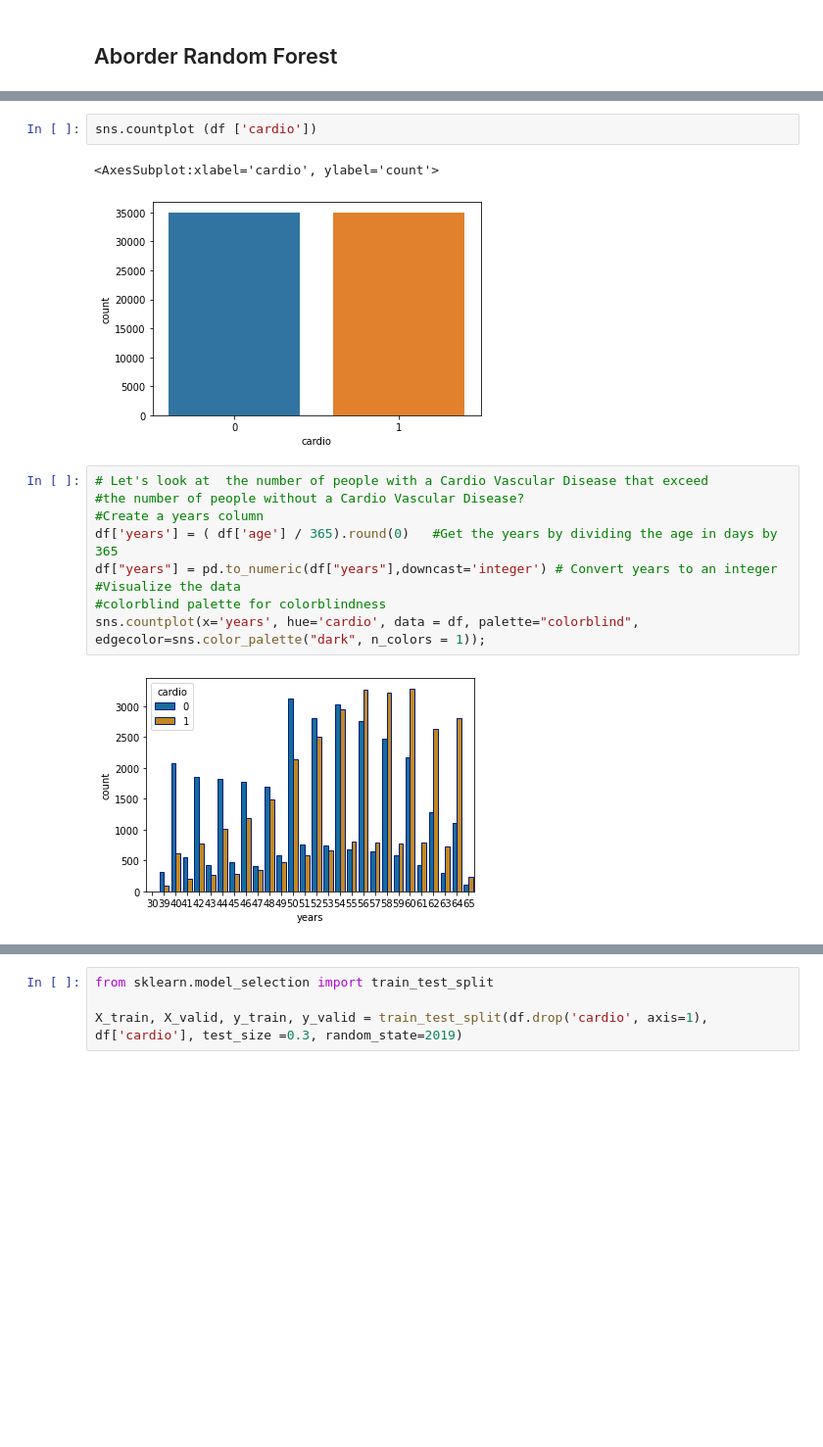
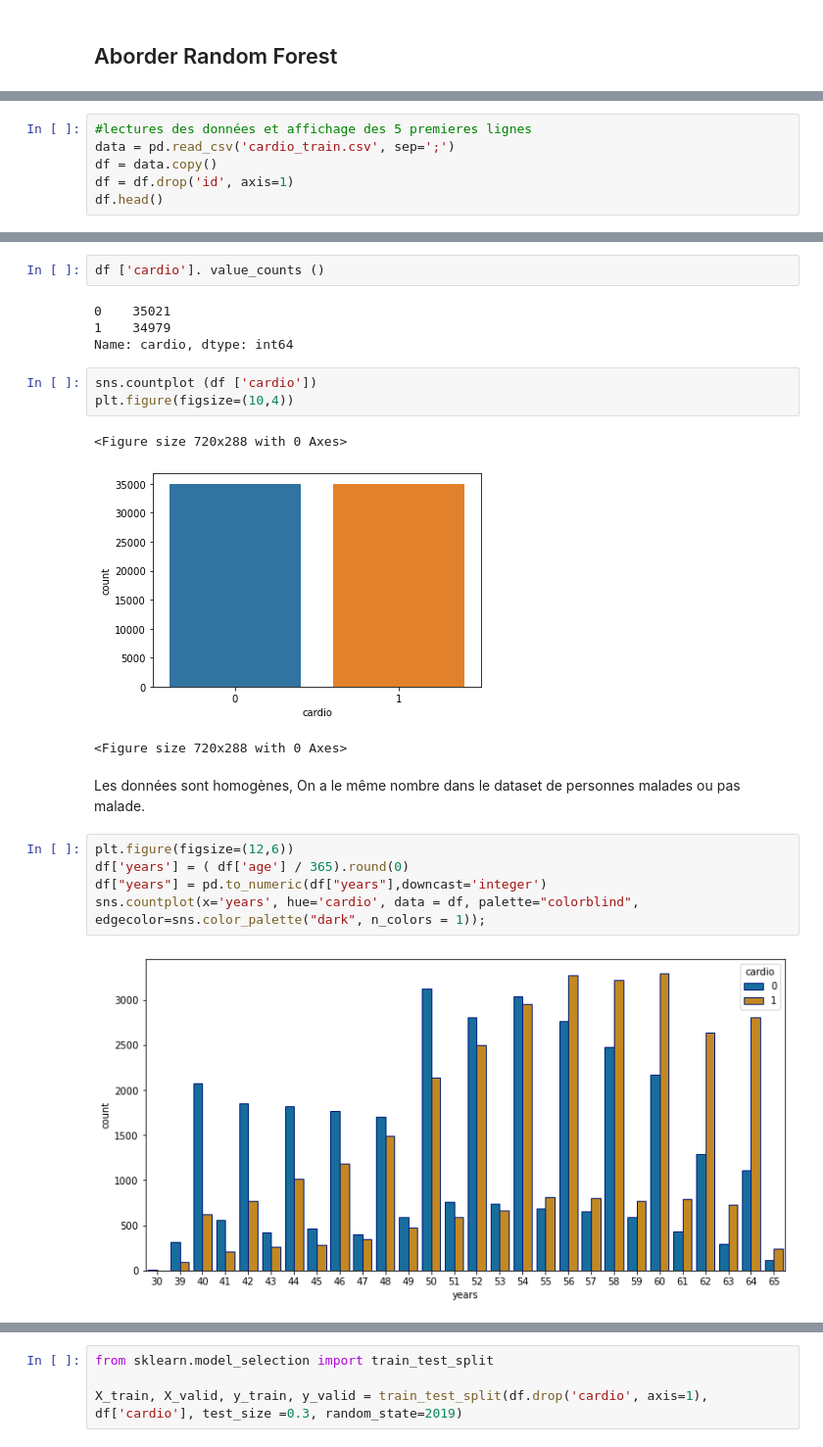
Before and after one commit to fatimaoc/RandomForest_Cardiovascular_diseases, a Jupyter notebook: cardio_classification.ipynb, the cells around one changed output, grey strips where cells are left out. Shown at 98% size. Drawn from its saved outputs; the diff is of its cells as text; blank space fills up the shorter version.

```diff
--- a/cardio_classification.ipynb
+++ b/cardio_classification.ipynb
@@ -71,0 +27,6 @@ Name: cardio, dtype: int64
+# %%
+#lectures des données et affichage des 5 premieres lignes
+data = pd.read_csv('cardio_train.csv', sep=';')
+df = data.copy()
+df = df.drop('id', axis=1)
+df.head()
@@ -72,16 +77,22 @@ Name: cardio, dtype: int64
+# %%
+df ['cardio']. value_counts ()
+# %% [output]
+0    35021
+1    34979
+Name: cardio, dtype: int64
 # %%
 sns.countplot (df ['cardio'])
+plt.figure(figsize=(10,4))
 # %% [output]
-<AxesSubplot:xlabel='cardio', ylabel='count'>
+<Figure size 720x288 with 0 Axes>
 [figure]
+<Figure size 720x288 with 0 Axes>
+# %% [markdown]
+Les données sont homogènes, On a le même nombre dans le dataset de personnes malades ou pas malade.
 # %%
-# Let's look at  the number of people with a Cardio Vascular Disease that exceed
-#the number of people without a Cardio Vascular Disease?
-#Create a years column
-df['years'] = ( df['age'] / 365).round(0)   #Get the years by dividing the age in days by 365
-df["years"] = pd.to_numeric(df["years"],downcast='integer') # Convert years to an integer
-#Visualize the data
-#colorblind palette for colorblindness
+plt.figure(figsize=(12,6))
+df['years'] = ( df['age'] / 365).round(0)
+df["years"] = pd.to_numeric(df["years"],downcast='integer')
 sns.countplot(x='years', hue='cardio', data = df, palette="colorblind", edgecolor=sns.color_palette("dark", n_colors = 1));
 # %% [output]
-[figure, old version]
+[figure, new version]
```
Also changed, not shown: parts of 59 cells of this notebook.
